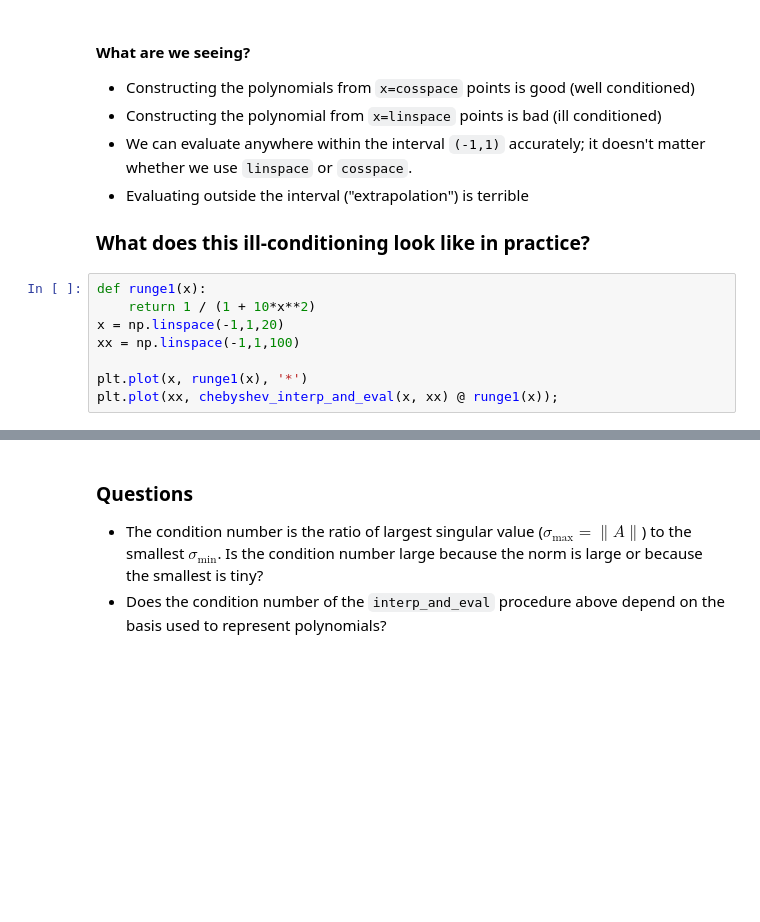
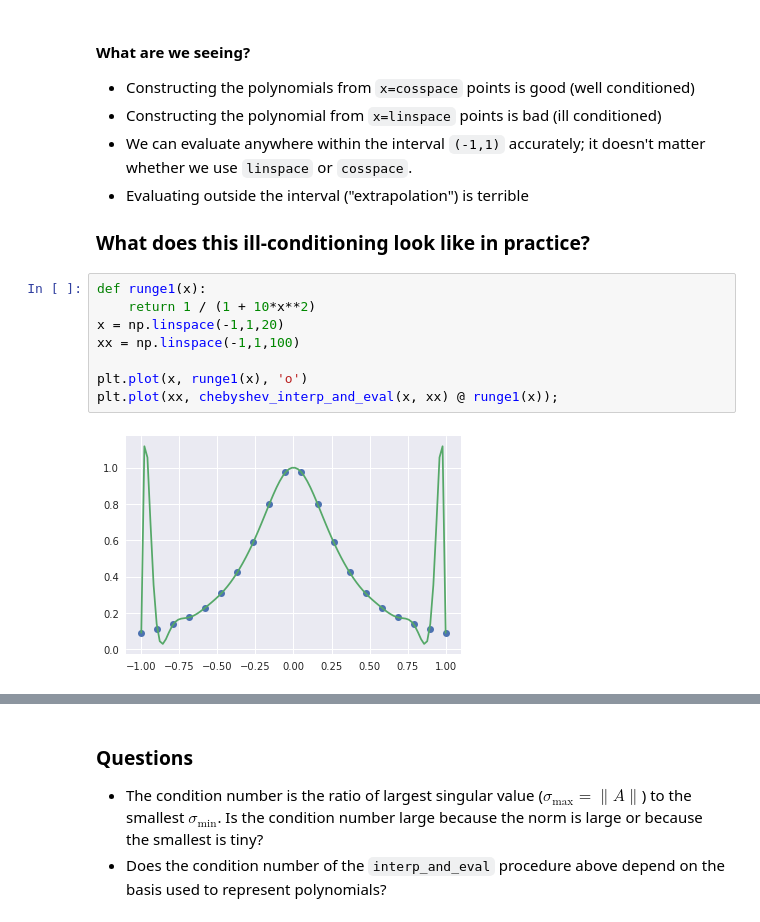
Before and after one commit to cu-numcomp/numcomp-class-spring19, a Jupyter notebook: Interpolation.ipynb, the cells around one changed output, grey strips where cells are left out. Cells and saved outputs as stored; diff of their text form; blank space fills up the shorter version.

```diff
--- a/Interpolation.ipynb
+++ b/Interpolation.ipynb
@@ -340,11 +426,13 @@ print(np.linalg.cond(chebyshev_interp_and_eval(cosspace(-1,1,20),
 # %%
 def runge1(x):
     return 1 / (1 + 10*x**2)
 x = np.linspace(-1,1,20)
 xx = np.linspace(-1,1,100)
 
-plt.plot(x, runge1(x), '*')
+plt.plot(x, runge1(x), 'o')
 plt.plot(xx, chebyshev_interp_and_eval(x, xx) @ runge1(x));
+# %% [output]
+[figure, added]
 # %%
 x = np.linspace(-1,1,21)
 
```
Also changed, not shown: parts of 49 cells of this notebook.
